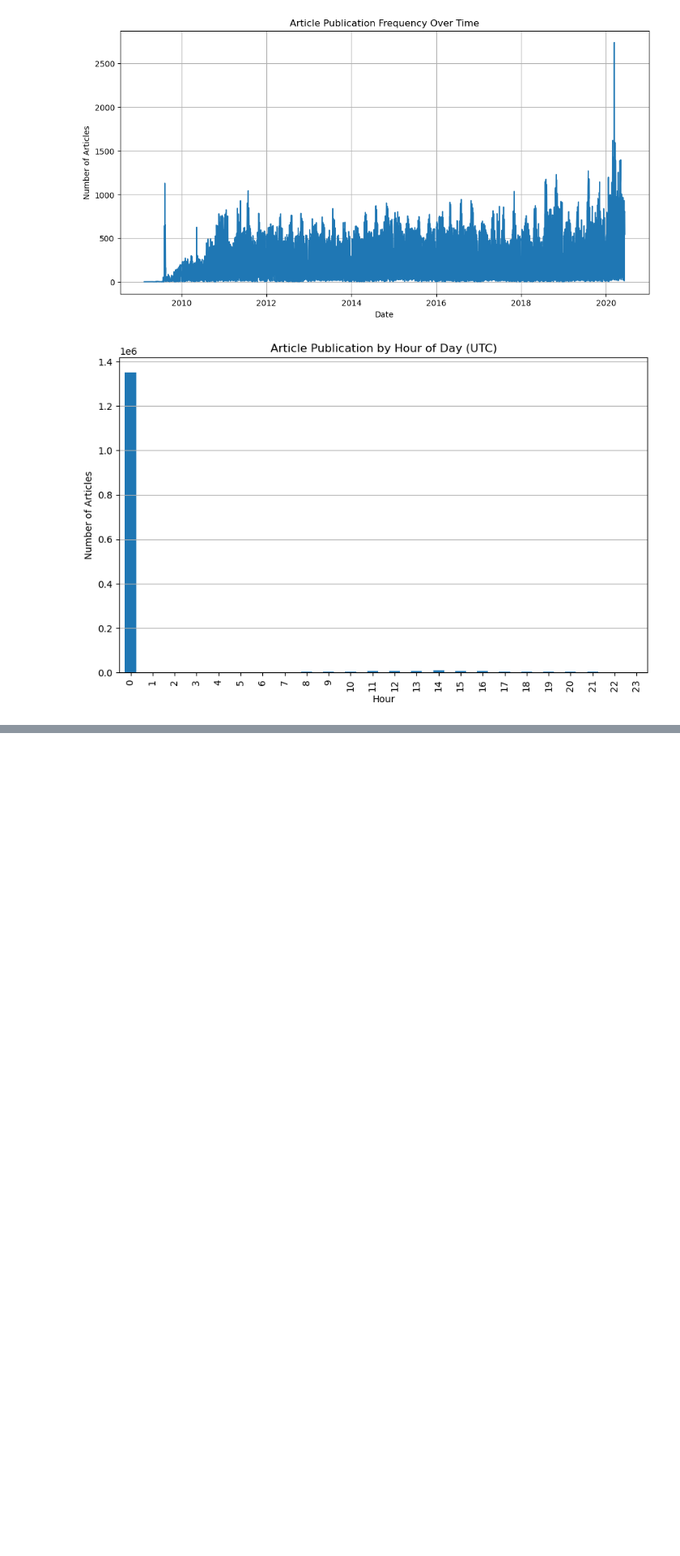
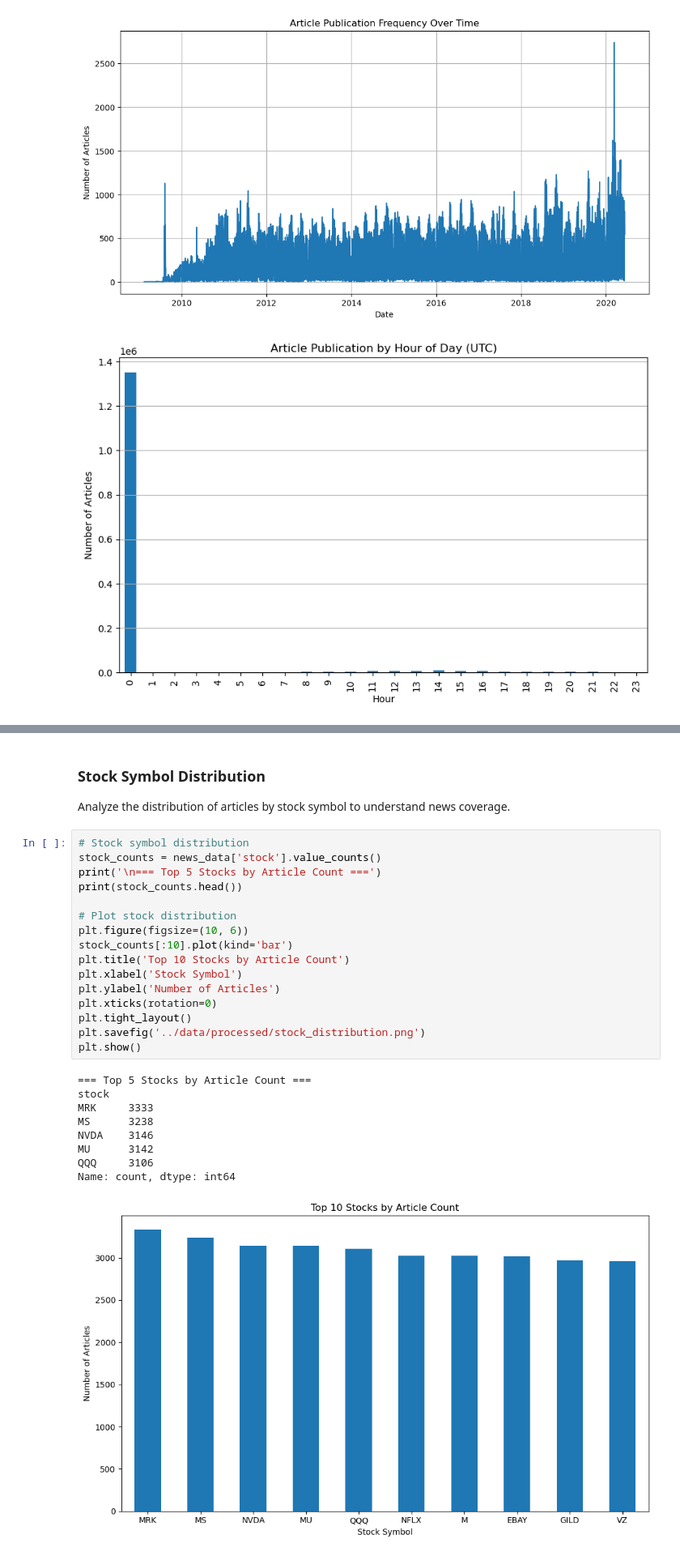
Before and after one commit to moablex/B5W1_Financial_Analysis, a Jupyter notebook: notebooks/ EDA_news_data.ipynb, the cells around one changed output, grey strips where cells are left out. Shown: that part at 81% size. Drawn from its saved outputs; the diff is of its cells as text; blank space fills up the shorter version.

Commit message:
feat analyze stock symbol distribution

```diff
--- a/notebooks/ EDA_news_data.ipynb
+++ b/notebooks/ EDA_news_data.ipynb
@@ -186,0 +246,30 @@ plt.show()
+# %% [markdown]
+### Stock Symbol Distribution
+
+Analyze the distribution of articles by stock symbol to understand news coverage.
+# %%
+# Stock symbol distribution
+stock_counts = news_data['stock'].value_counts()
+print('\n=== Top 5 Stocks by Article Count ===')
+print(stock_counts.head())
+
+# Plot stock distribution
+plt.figure(figsize=(10, 6))
+stock_counts[:10].plot(kind='bar')
+plt.title('Top 10 Stocks by Article Count')
+plt.xlabel('Stock Symbol')
+plt.ylabel('Number of Articles')
+plt.xticks(rotation=0)
+plt.tight_layout()
+plt.savefig('../data/processed/stock_distribution.png')
+plt.show()
+# %% [output]
+=== Top 5 Stocks by Article Count ===
+stock
+MRK     3333
+MS      3238
+NVDA    3146
+MU      3142
+QQQ     3106
+Name: count, dtype: int64
+[figure, added]
```
Also changed, not shown: parts of 2 cells of this notebook.
